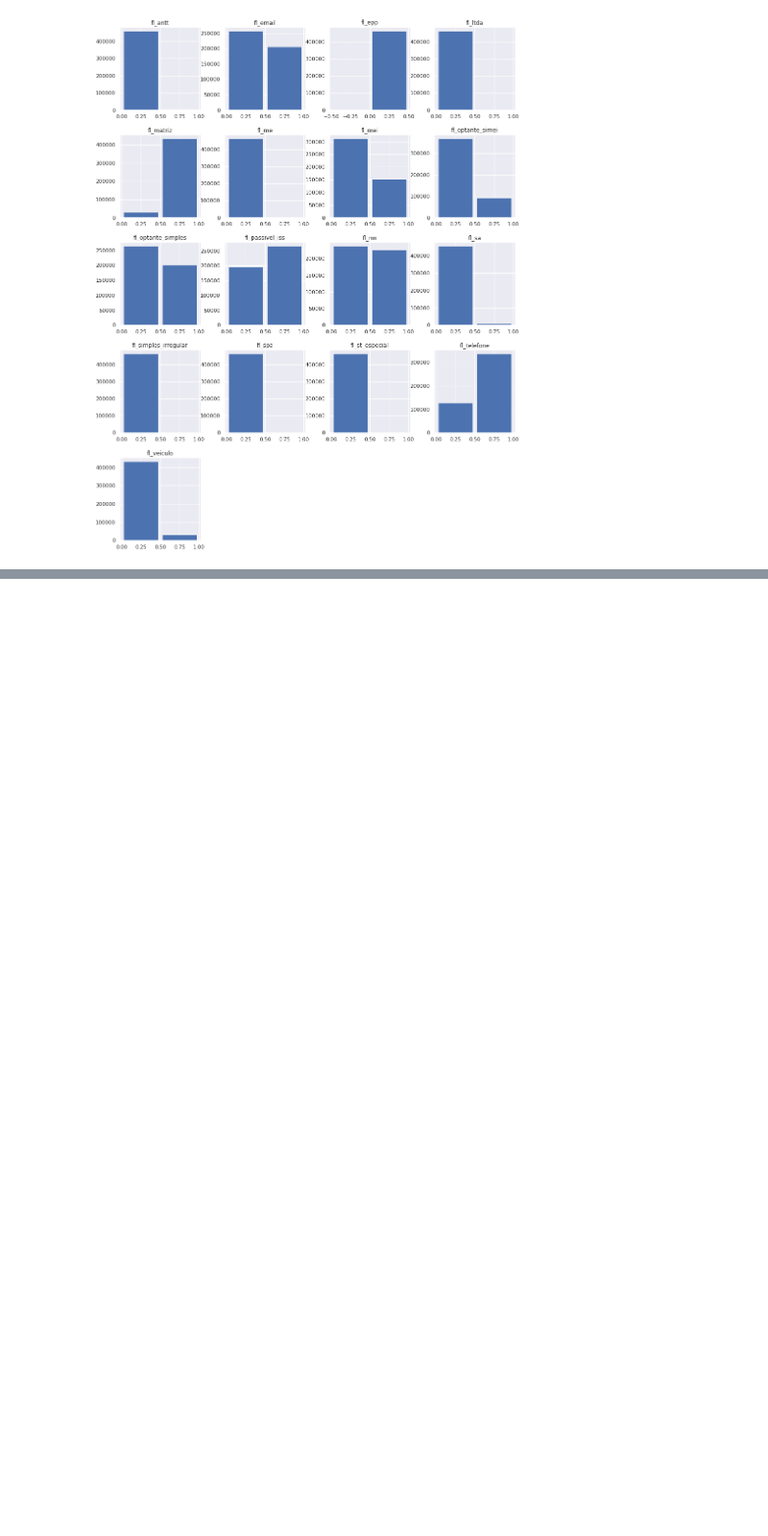
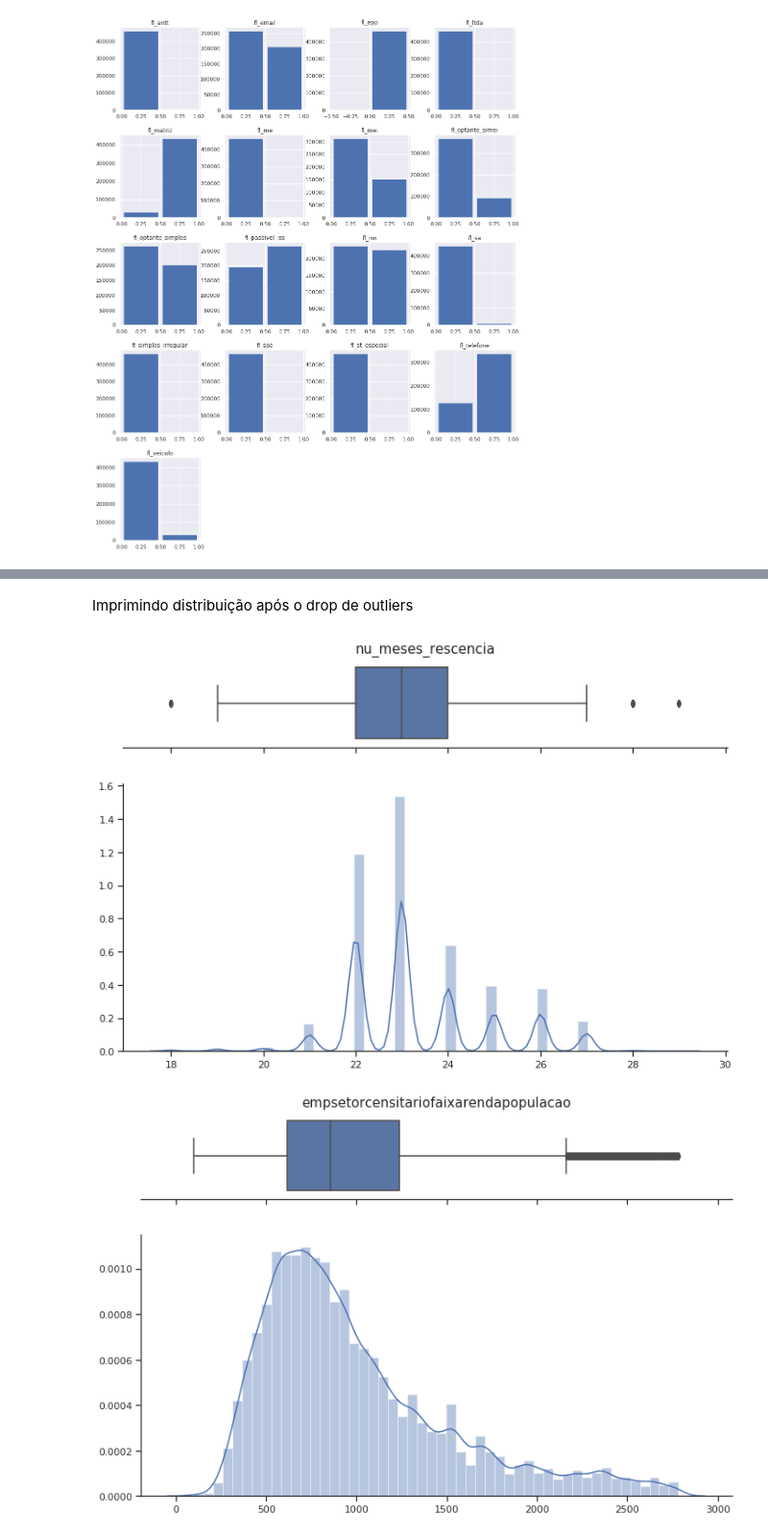
Before and after one commit to codenation-dev/squad-2-ad-xp-data-science-1, a Jupyter notebook: Projeto Final/DataFrameOrg.ipynb, the cells around one changed output, grey strips where cells are left out. Shown at 96% size. Saved outputs shown, nothing was run; the diff lists cells and outputs as text; code cells hidden in the pictures; blank space fills up the shorter version.

```diff
--- a/Projeto Final/DataFrameOrg.ipynb
+++ b/Projeto Final/DataFrameOrg.ipynb
@@ -460,0 +652,8 @@ df2_ok.head(3)
+# %% [markdown]
+Imprimindo distribuição após o drop de outliers
+# %%
+# analisando distribuição das features numéricas
+plot_box_hist(df_null)
+# %% [output]
+[figure, added]
+[figure, added]
```
Also changed, not shown: parts of 46 cells of this notebook.
